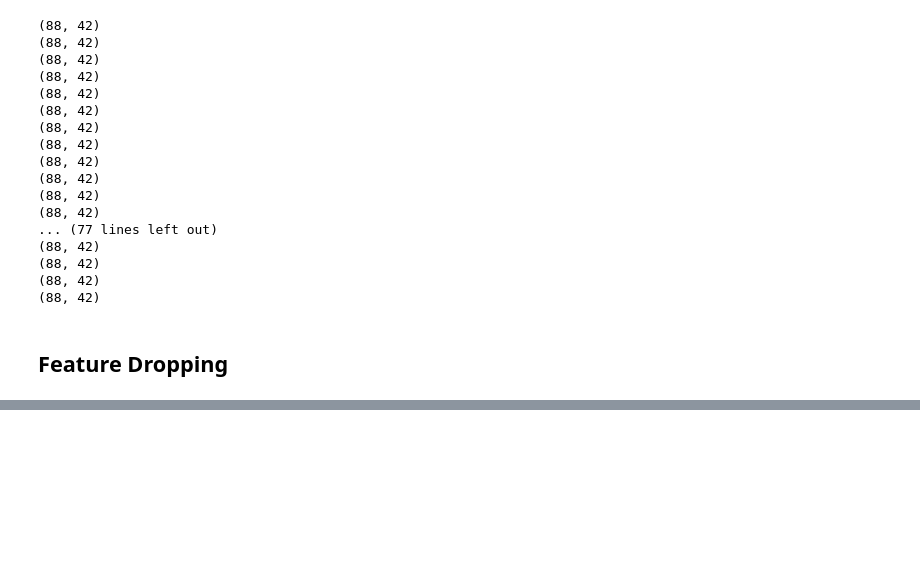
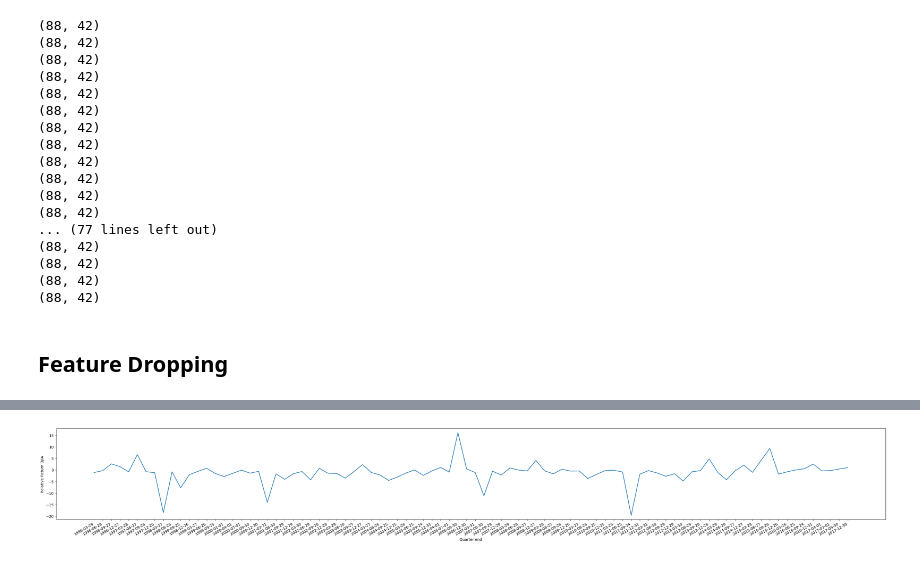
Before and after one commit to melvillehuangbin/projects, a Jupyter notebook: fyp_neural_network_models_for_stock_selection_based_on_fundamental_analysis/01_neural_network_models_for_stock_selection_based_on_fundamental_analysis.ipynb, the cells around one changed output, grey strips where cells are left out. Drawn from its saved outputs; the diff is of its cells as text; code cells hidden in the pictures; blank space fills up the shorter version.

Commit message:
worked on cleaning data

```diff
--- a/fyp_neural_network_models_for_stock_selection_based_on_fundamental_analysis/01_neural_network_models_for_stock_selection_based_on_fundamental_analysis.ipynb
+++ b/fyp_neural_network_models_for_stock_selection_based_on_fundamental_analysis/01_neural_network_models_for_stock_selection_based_on_fundamental_analysis.ipynb
@@ -211,0 +325,5 @@ financial_data_by_tickers_timeframe_final[0]
+# %%
+# fill missing entries for all dfs
+financial_data_filled = []
+for df in financial_data_relative_return:
+    financial_data_filled.append(missing_entries(df))
@@ -211,0 +352,34 @@ financial_data_by_tickers_timeframe_final[0]
+# %%
+# function for trend standardization
+def trend_standardization(df):
+
+    """
+    1. conver each series to numpy array
+    2. get values of standardization, assign to new numpy array
+    """
+
+    import numpy as np
+    from copy import deepcopy
+
+    df_standardize = deepcopy(df)
+    cols_standardize = list(df_standardize.drop(columns=['Quarter end', 'ticker']).columns)
+    for col in cols_standardize:
+        np_col = df_standardize[col].to_numpy()
+        np_delta = np.zeros(len(np_col))
+        for n, val in enumerate(np_col):
+            if n == 0:
+                np_delta[0] = np_col[0]
+            else:
+                delta = (np_col[n] - np_col[n-1]) / (np_col[n-1])
+                np_delta[n] = delta
+
+            # mean substitution for 1996 Q1
+            np_delta[0] = np_delta.mean()
+        df_standardize[col] = np_delta
+
+    return df_standardize
+# %%
+financial_data_trend_standardized = []
+for n, df in enumerate(financial_data_filled):
+    print(n)
+    financial_data_trend_standardized.append(trend_standardization(df))
@@ -211,0 +473,8 @@ financial_data_by_tickers_timeframe_final[0]
+# %%
+# looking at trend standardized columns
+fig = plt.figure(figsize=(40,5))
+sb.lineplot(data=financial_data_trend_standardized[0], x="Quarter end", y='Relative Return DJIA')
+fig.autofmt_xdate()
+plt.show()
+# %% [output]
+[figure, added]
```
Also changed, not shown: parts of 17 cells of this notebook.
